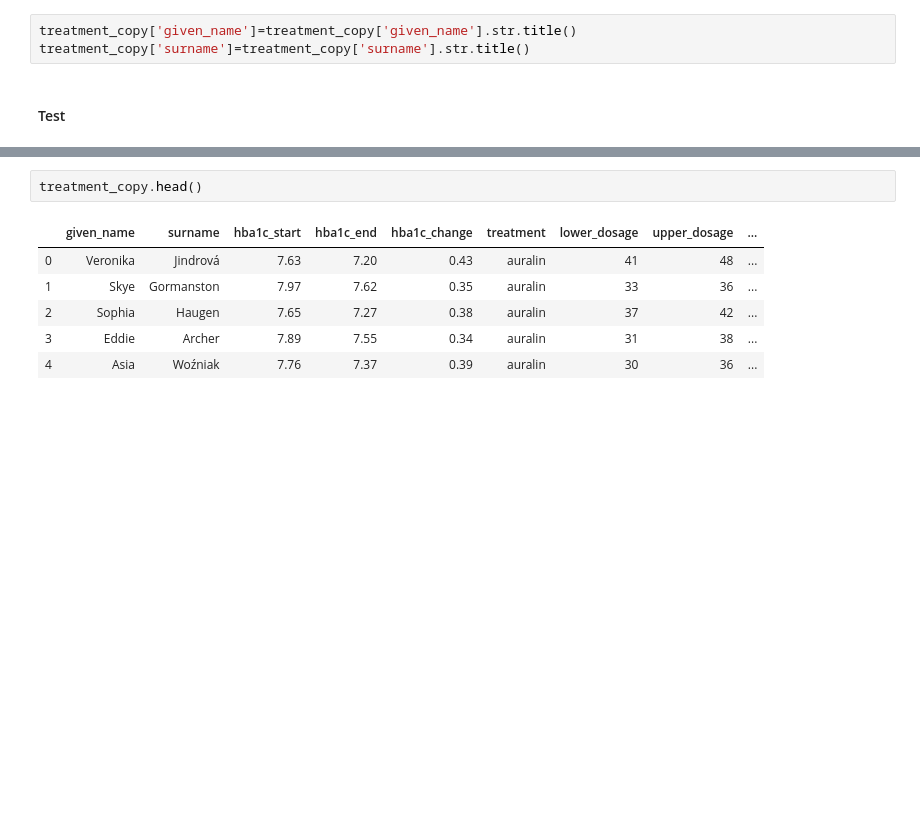
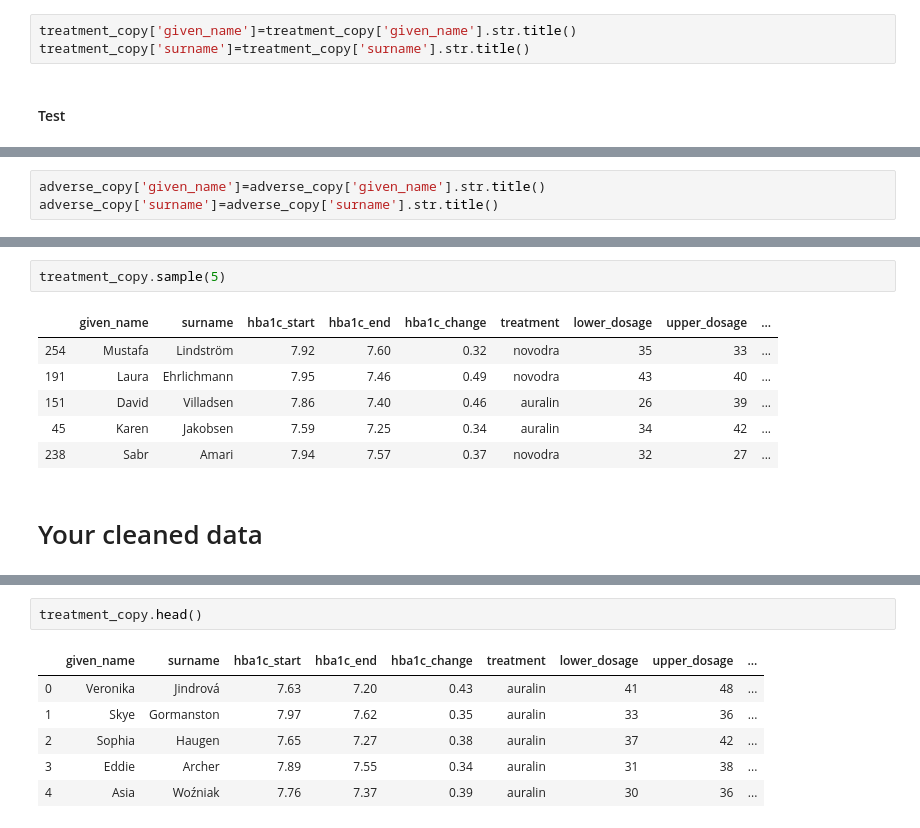
Before and after one commit to Ritayan-Dhara/Data-Wrangling, a Jupyter notebook: Data_Wrangling_Assignment.ipynb, the cells around one changed output, grey strips where cells are left out. Cells and saved outputs as stored; diff of their text form; blank space fills up the shorter version.

```diff
--- a/Data_Wrangling_Assignment.ipynb
+++ b/Data_Wrangling_Assignment.ipynb
@@ -691,0 +678,3 @@ treatment_copy['surname']=treatment_copy['surname'].str.title()
+# %%
+adverse_copy['given_name']=adverse_copy['given_name'].str.title()
+adverse_copy['surname']=adverse_copy['surname'].str.title()
@@ -691,0 +717,11 @@ treatment_copy['surname']=treatment_copy['surname'].str.title()
+# %%
+treatment_copy.sample(5)
+# %% [output]
+|  | given_name | surname | hba1c_start | hba1c_end | hba1c_change | treatment | lower_dosage | upper_dosage | ... |
+| 254 | Mustafa | Lindström | 7.92 | 7.60 | 0.32 | novodra | 35 | 33 | ... |
+| 191 | Laura | Ehrlichmann | 7.95 | 7.46 | 0.49 | novodra | 43 | 40 | ... |
+| 151 | David | Villadsen | 7.86 | 7.40 | 0.46 | auralin | 26 | 39 | ... |
+| 45 | Karen | Jakobsen | 7.59 | 7.25 | 0.34 | auralin | 34 | 42 | ... |
+| 238 | Sabr | Amari | 7.94 | 7.57 | 0.37 | novodra | 32 | 27 | ... |
+# %% [markdown]
+# Your cleaned data
```
Also changed, not shown: parts of 121 cells of this notebook.
